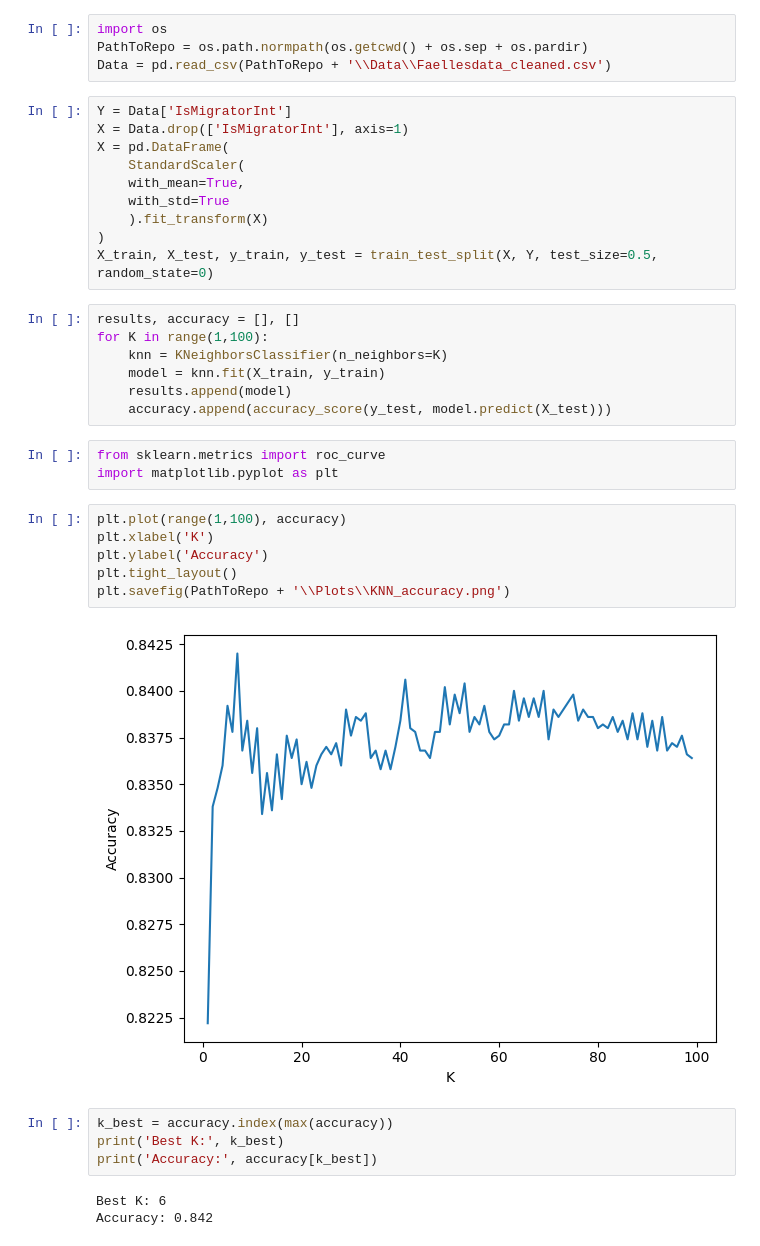
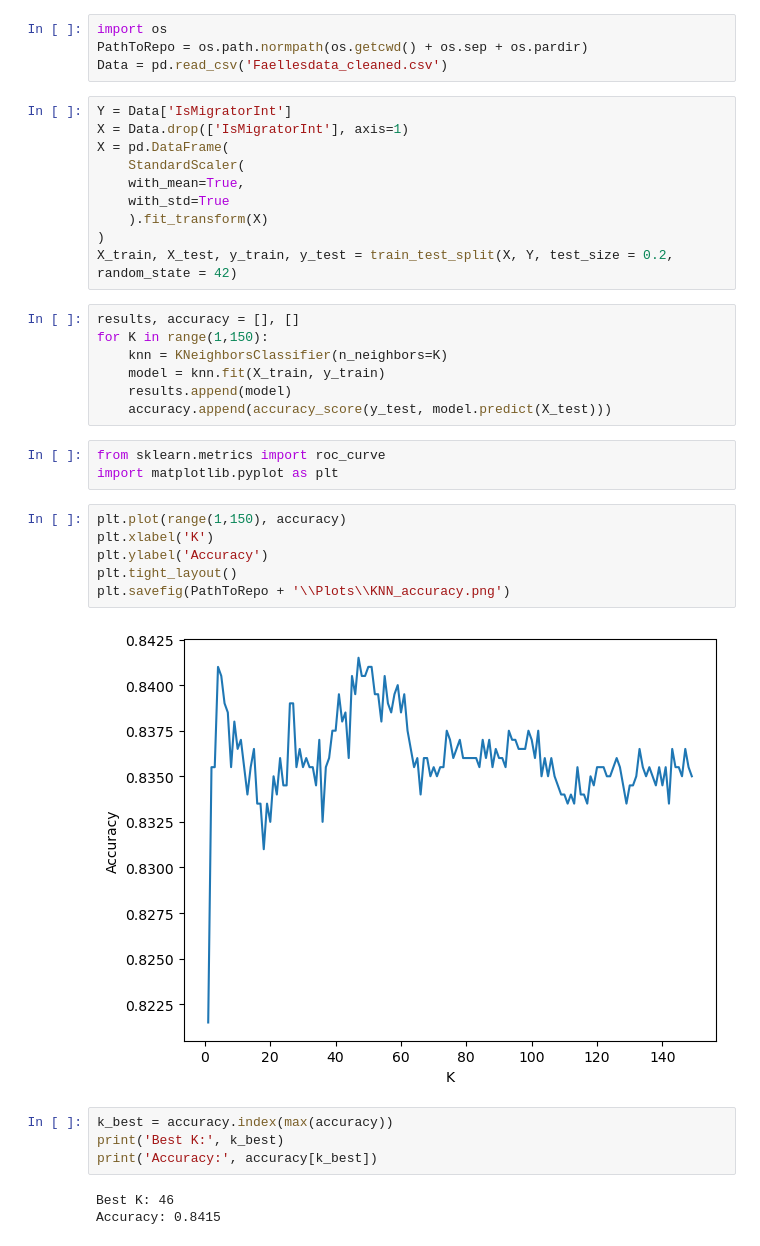
Before and after one commit to Chrillemis/AppStatProject, a Jupyter notebook: KNN/KNN.ipynb, the cells around one changed output. Drawn from its saved outputs; the diff is of its cells as text.

```diff
--- a/KNN/KNN.ipynb
+++ b/KNN/KNN.ipynb
@@ -20,7 +20,7 @@ from sklearn.metrics import accuracy_score
 # %%
 import os
 PathToRepo = os.path.normpath(os.getcwd() + os.sep + os.pardir)
-Data = pd.read_csv(PathToRepo + '\\Data\\Faellesdata_cleaned.csv')
+Data = pd.read_csv('Faellesdata_cleaned.csv')
 # %%
 Y = Data['IsMigratorInt']
 X = Data.drop(['IsMigratorInt'], axis=1)
@@ -30,10 +30,10 @@ X = pd.DataFrame(
     with_std=True
     ).fit_transform(X)
 )
-X_train, X_test, y_train, y_test = train_test_split(X, Y, test_size=0.5, random_state=0)
+X_train, X_test, y_train, y_test = train_test_split(X, Y, test_size = 0.2, random_state = 42)
 # %%
 results, accuracy = [], []
-for K in range(1,100):
+for K in range(1,150):
     knn = KNeighborsClassifier(n_neighbors=K)
     model = knn.fit(X_train, y_train)
     results.append(model)
@@ -42,20 +42,20 @@ for K in range(1,100):
 from sklearn.metrics import roc_curve
 import matplotlib.pyplot as plt
 # %%
-plt.plot(range(1,100), accuracy)
+plt.plot(range(1,150), accuracy)
 plt.xlabel('K')
 plt.ylabel('Accuracy')
 plt.tight_layout()
 plt.savefig(PathToRepo + '\\Plots\\KNN_accuracy.png')
 # %% [output]
-[figure, old version]
+[figure, new version]
 # %%
 k_best = accuracy.index(max(accuracy))
 print('Best K:', k_best)
 print('Accuracy:', accuracy[k_best])
 # %% [output]
-Best K: 6
-Accuracy: 0.842
+Best K: 46
+Accuracy: 0.8415
 # %%
 sensitivity, specificity1, thresholds = roc_curve(y_test, results[3].predict_proba(X_test)[:,1])
 plt.plot(sensitivity, specificity1);
```
Also changed, not shown: parts of 1 cell of this notebook, 2 other files.
